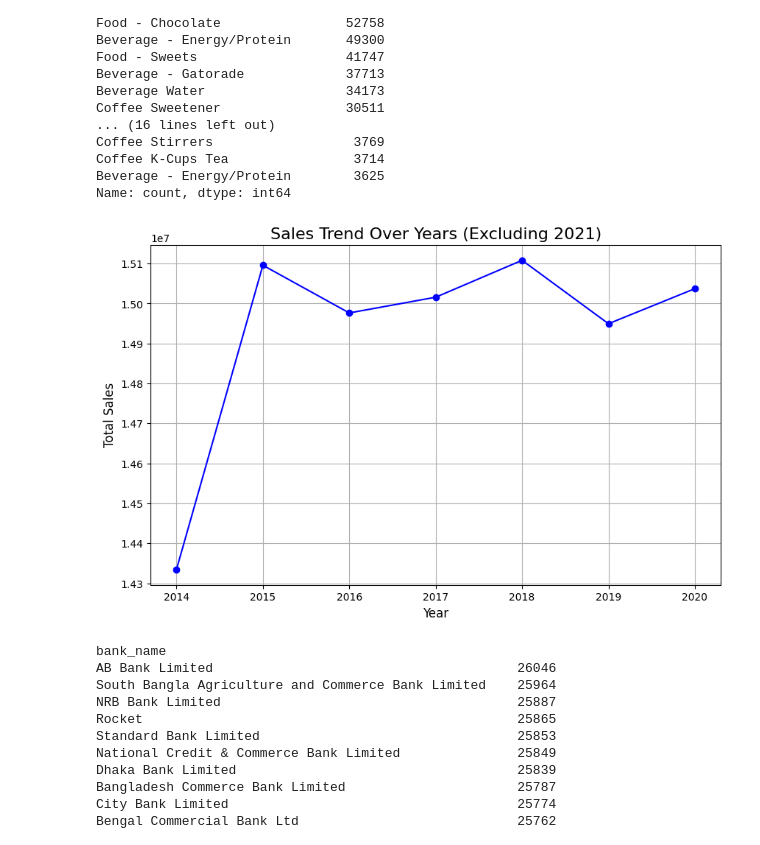
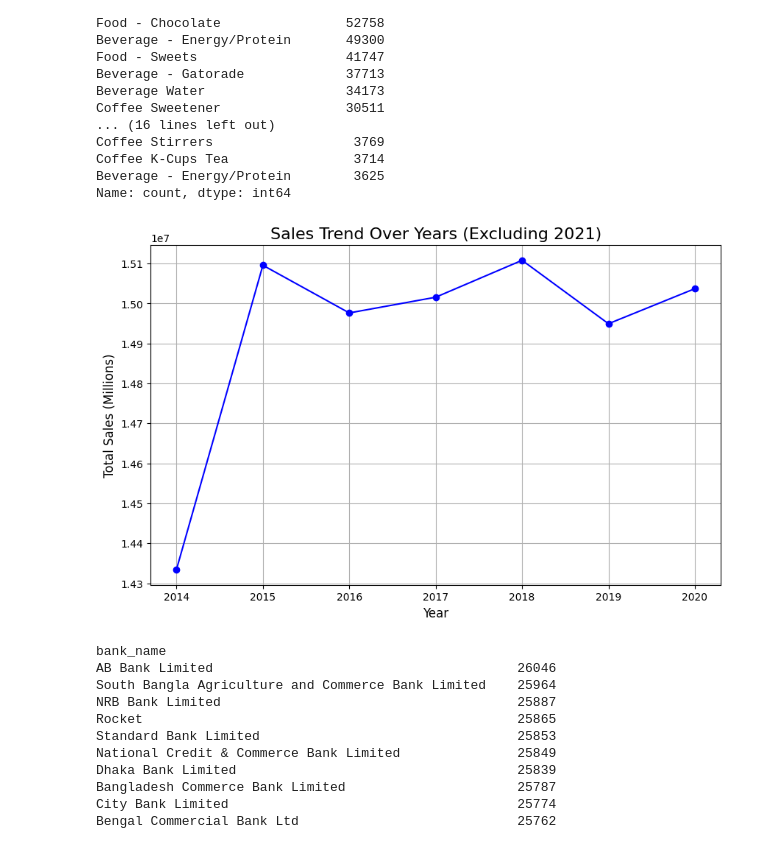
Before and after one commit to Paingst12/ECommerce_Analysis-by-python, a Jupyter notebook: ECommerce_Analysis.ipynb, the cells around one changed output. Cells and saved outputs as stored; diff of their text form; code cells hidden in the pictures.

```diff
--- a/ECommerce_Analysis.ipynb
+++ b/ECommerce_Analysis.ipynb
@@ -813,3 +777,0 @@ Name: unit, Length: 1000000, dtype: str>
-# %%
-df.iloc[:, 6] = df.iloc[:, 6].fillna(df.iloc[:, 19])
-df.isnull().sum()
@@ -959,17 +908,17 @@ Name: count, dtype: int64
 # %%
 # Exclude the year 2021 and calculate total sales by year
 sales_trend = df[df['year'] != 2021].groupby('year')['total_price'].sum().reset_index()
 
 # Plot the sales trend
 plt.figure(figsize=(10, 6))
 plt.plot(sales_trend['year'], sales_trend['total_price'], marker='o', linestyle='-', color='b')
 plt.title('Sales Trend Over Years (Excluding 2021)', fontsize=16)
 plt.xlabel('Year', fontsize=12)
-plt.ylabel('Total Sales', fontsize=12)
+plt.ylabel('Total Sales (Millions)', fontsize=12)
 plt.grid(True)
 plt.show()
 # %% [output]
-[figure, old version]
+[figure, new version]
 # %%
 df['bank_name'].value_counts()
 # %% [output]
```
Also changed, not shown: parts of 28 cells of this notebook.
